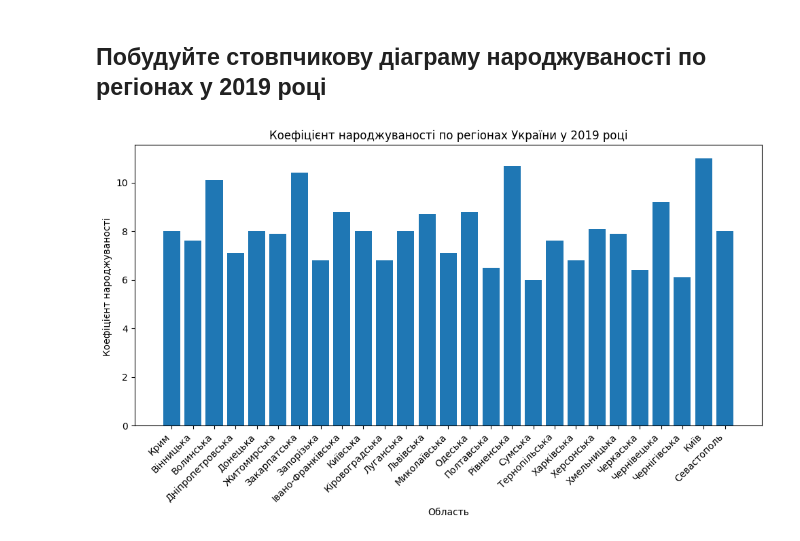
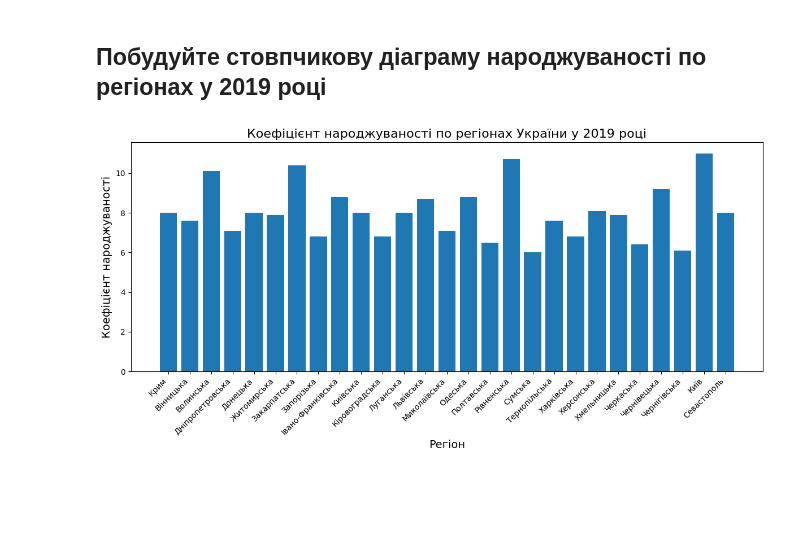
Before and after one commit to OleksiyM/Data_Science, a Jupyter notebook: Module_02/Hw2.1.ipynb, the cells around one changed output. Cells and saved outputs as stored; diff of their text form; code cells hidden in the pictures; blank space fills up the shorter version.

Commit message:
graphics added

```diff
--- a/Module_02/Hw2.1.ipynb
+++ b/Module_02/Hw2.1.ipynb
@@ -176,15 +178,14 @@ Name: Регіон, dtype: object
 # %% [markdown]
 ## Побудуйте стовпчикову діаграму народжуваності по регіонах у 2019 році
 # %%
-plt.figure(figsize=(10, 6))
+plt.figure(figsize=(12, 6))
 plt.bar(df["Регіон"], df["2019"])
-plt.xlabel("Область")
-plt.ylabel("Коефіцієнт народжуваності ")
-plt.title("Коефіцієнт народжуваності по регіонах України у 2019 році")
+plt.xlabel("Регіон", fontsize=14)
+plt.ylabel("Коефіцієнт народжуваності", fontsize=14)
+plt.title("Коефіцієнт народжуваності по регіонах України у 2019 році", fontsize=16)
 # plt.grid(axis='x', linestyle='--', alpha=0.6)
 plt.xticks(rotation=45, ha="right")
-
 plt.tight_layout()
 plt.show()
 # %% [output]
-[figure, old version]
+[figure, new version]
```
Also changed, not shown: parts of 5 cells of this notebook.
